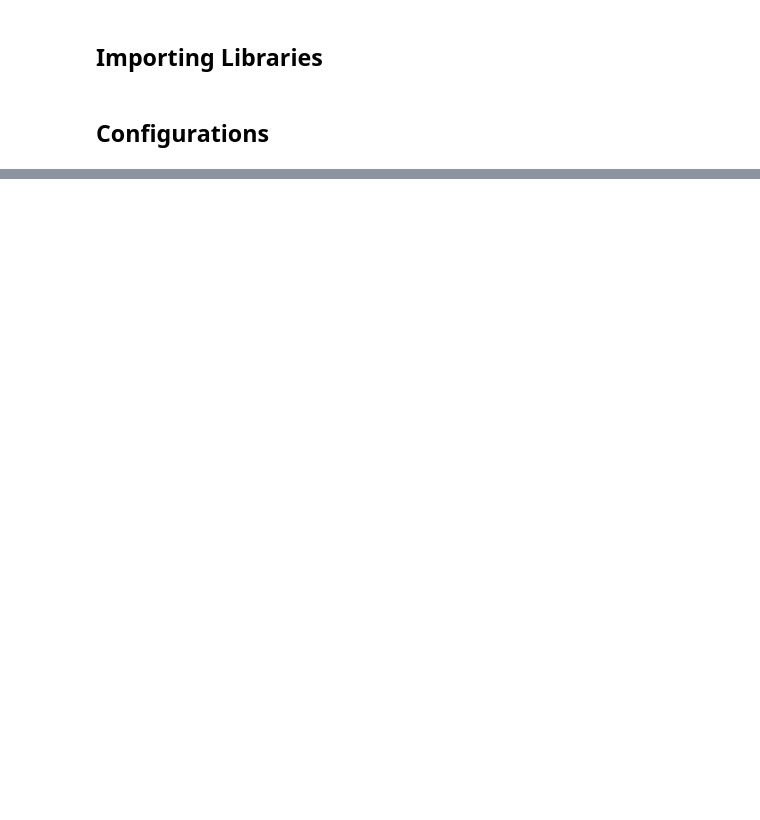
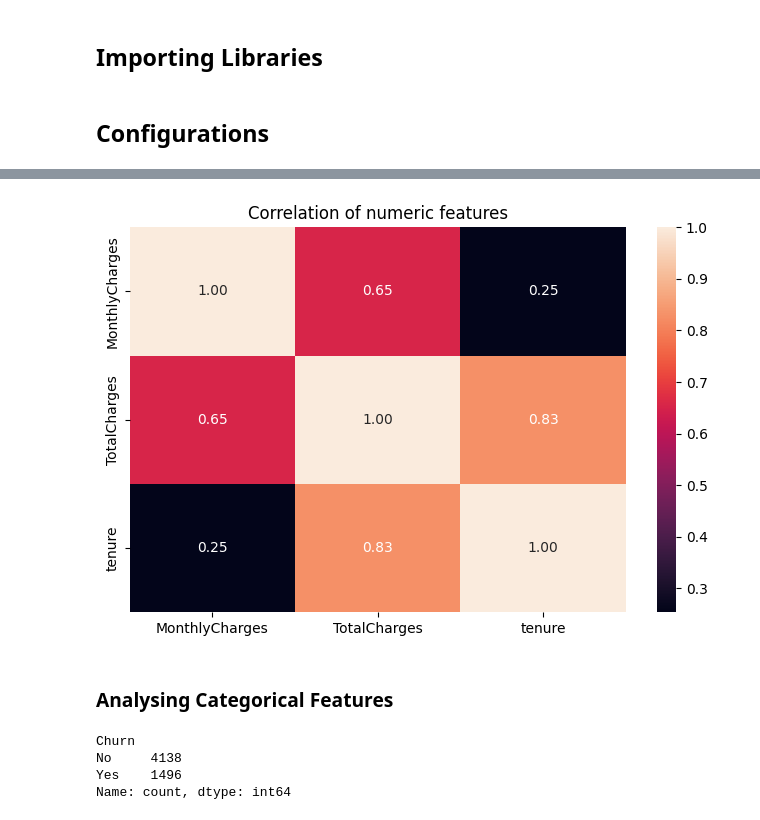
Before and after one commit to ansariafzal-ka/MLOPs-Churn-Prediction, a Jupyter notebook: api/src/notebooks/eda.ipynb, the cells around one changed output, grey strips where cells are left out. Drawn from its saved outputs; the diff is of its cells as text; code cells hidden in the pictures; blank space fills up the shorter version.

```diff
--- a/api/src/notebooks/eda.ipynb
+++ b/api/src/notebooks/eda.ipynb
@@ -36,0 +167,17 @@ Name: count, dtype: int64
+# %%
+plt.figure(figsize=(8, 5))
+sns.heatmap(df[numeric_features].corr(), annot=True, fmt='.2f')
+plt.title('Correlation of numeric features')
+plt.show()
+# %% [output]
+[figure, added]
+# %% [markdown]
+### Analysing Categorical Features
+# %%
+# checking class balance in target feature
+df[target].value_counts()
+# %% [output]
+Churn
+No     4138
+Yes    1496
+Name: count, dtype: int64
```
Also changed, not shown: parts of 26 cells of this notebook, 11 other files.
